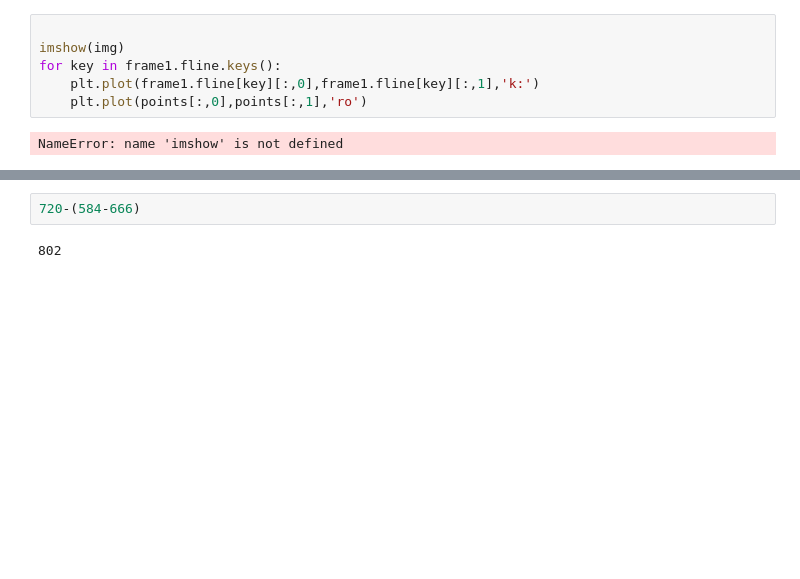
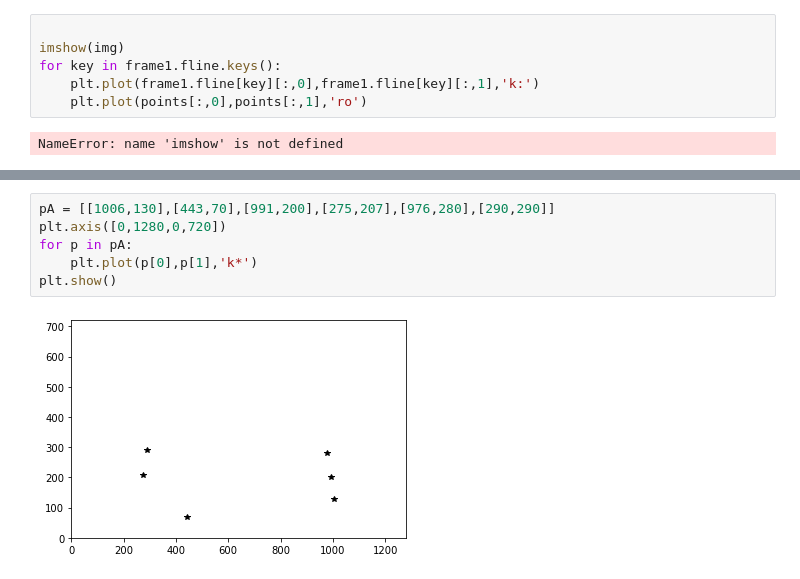
Before and after one commit to ChheangL/carCode, a Jupyter notebook: Demo.ipynb, the cells around one changed output, grey strips where cells are left out. Drawn from its saved outputs; the diff is of its cells as text; blank space fills up the shorter version.

```diff
--- a/Demo.ipynb
+++ b/Demo.ipynb
@@ -91,4 +91,8 @@ array([44.64849656, 45.40066326])
 # %%
-720-(584-666)
+pA = [[1006,130],[443,70],[991,200],[275,207],[976,280],[290,290]]
+plt.axis([0,1280,0,720])
+for p in pA:
+    plt.plot(p[0],p[1],'k*')
+plt.show()
 # %% [output]
-802
+[figure, added]
```
Also changed, not shown: parts of 1 cell of this notebook.
